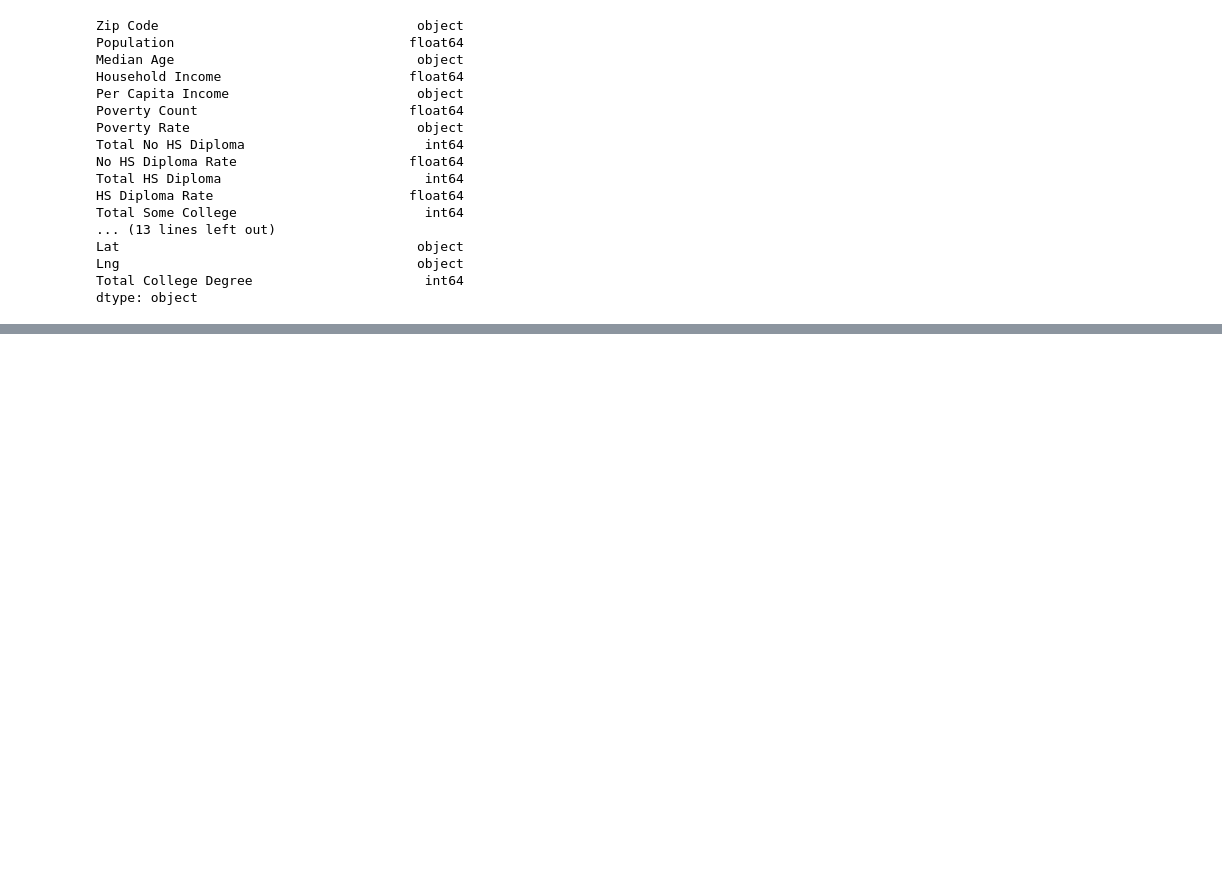
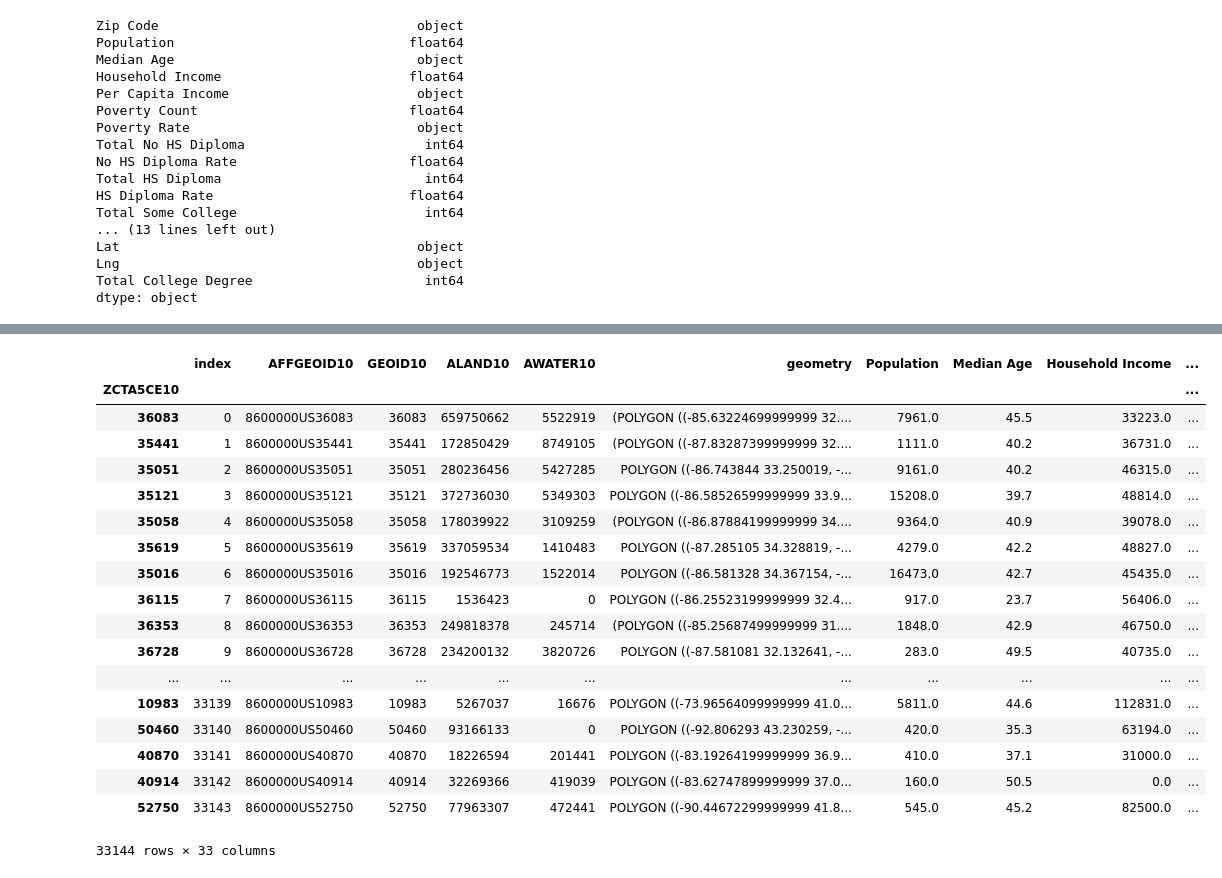
Before and after one commit to trigus00/Project_1, a Jupyter notebook: gustest.ipynb, the cells around one changed output, grey strips where cells are left out. Cells and saved outputs as stored; diff of their text form; code cells hidden in the pictures; blank space fills up the shorter version.

```diff
--- a/gustest.ipynb
+++ b/gustest.ipynb
@@ -108,0 +113,2 @@ DriverError: Project_1/cb_2018_us_zcta510_500k.shp: No such file or directory
+# %%
+df_for_map = zip_data_df
@@ -108,0 +125,4 @@ DriverError: Project_1/cb_2018_us_zcta510_500k.shp: No such file or directory
+# %%
+# join the geodataframe with the cleaned up csv dataframe
+map_df.reset_index(inplace = True)
+map_df.head()
@@ -108,0 +136,24 @@ DriverError: Project_1/cb_2018_us_zcta510_500k.shp: No such file or directory
+# %%
+merged= map_df.set_index("ZCTA5CE10").join(df_for_map.set_index('Zip Code'))
+# %%
+merged
+# %% [output]
+|  | index | AFFGEOID10 | GEOID10 | ALAND10 | AWATER10 | geometry | Population | Median Age | Household Income | ... |
+| ZCTA5CE10 |  |  |  |  |  |  |  |  |  | ... |
+| 36083 | 0 | 8600000US36083 | 36083 | 659750662 | 5522919 | (POLYGON ((-85.63224699999999 32.... | 7961.0 | 45.5 | 33223.0 | ... |
+| 35441 | 1 | 8600000US35441 | 35441 | 172850429 | 8749105 | (POLYGON ((-87.83287399999999 32.... | 1111.0 | 40.2 | 36731.0 | ... |
+| 35051 | 2 | 8600000US35051 | 35051 | 280236456 | 5427285 | POLYGON ((-86.743844 33.250019, -... | 9161.0 | 40.2 | 46315.0 | ... |
+| 35121 | 3 | 8600000US35121 | 35121 | 372736030 | 5349303 | POLYGON ((-86.58526599999999 33.9... | 15208.0 | 39.7 | 48814.0 | ... |
+| 35058 | 4 | 8600000US35058 | 35058 | 178039922 | 3109259 | (POLYGON ((-86.87884199999999 34.... | 9364.0 | 40.9 | 39078.0 | ... |
+| 35619 | 5 | 8600000US35619 | 35619 | 337059534 | 1410483 | POLYGON ((-87.285105 34.328819, -... | 4279.0 | 42.2 | 48827.0 | ... |
+| 35016 | 6 | 8600000US35016 | 35016 | 192546773 | 1522014 | POLYGON ((-86.581328 34.367154, -... | 16473.0 | 42.7 | 45435.0 | ... |
+| 36115 | 7 | 8600000US36115 | 36115 | 1536423 | 0 | POLYGON ((-86.25523199999999 32.4... | 917.0 | 23.7 | 56406.0 | ... |
+| 36353 | 8 | 8600000US36353 | 36353 | 249818378 | 245714 | (POLYGON ((-85.25687499999999 31.... | 1848.0 | 42.9 | 46750.0 | ... |
+| 36728 | 9 | 8600000US36728 | 36728 | 234200132 | 3820726 | POLYGON ((-87.581081 32.132641, -... | 283.0 | 49.5 | 40735.0 | ... |
+| ... | ... | ... | ... | ... | ... | ... | ... | ... | ... | ... |
+| 10983 | 33139 | 8600000US10983 | 10983 | 5267037 | 16676 | POLYGON ((-73.96564099999999 41.0... | 5811.0 | 44.6 | 112831.0 | ... |
+| 50460 | 33140 | 8600000US50460 | 50460 | 93166133 | 0 | POLYGON ((-92.806293 43.230259, -... | 420.0 | 35.3 | 63194.0 | ... |
+| 40870 | 33141 | 8600000US40870 | 40870 | 18226594 | 201441 | POLYGON ((-83.19264199999999 36.9... | 410.0 | 37.1 | 31000.0 | ... |
+| 40914 | 33142 | 8600000US40914 | 40914 | 32269366 | 419039 | POLYGON ((-83.62747899999999 37.0... | 160.0 | 50.5 | 0.0 | ... |
+| 52750 | 33143 | 8600000US52750 | 52750 | 77963307 | 472441 | POLYGON ((-90.44672299999999 41.8... | 545.0 | 45.2 | 82500.0 | ... |
+33144 rows × 33 columns
```
Also changed, not shown: parts of 7 cells of this notebook, 7 other files.
